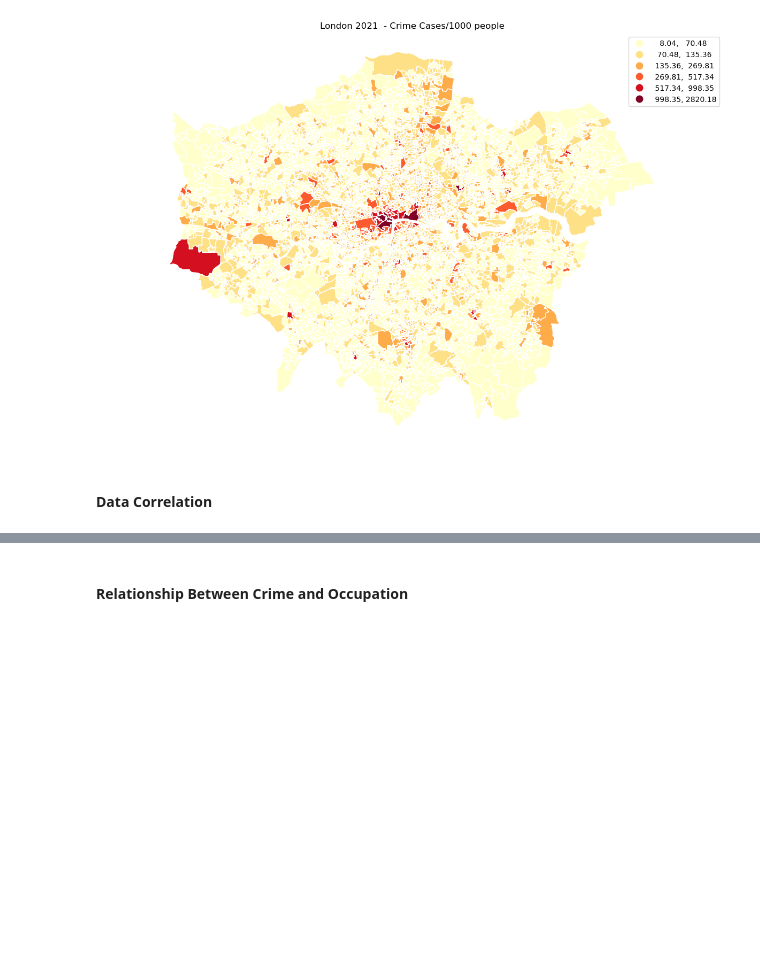
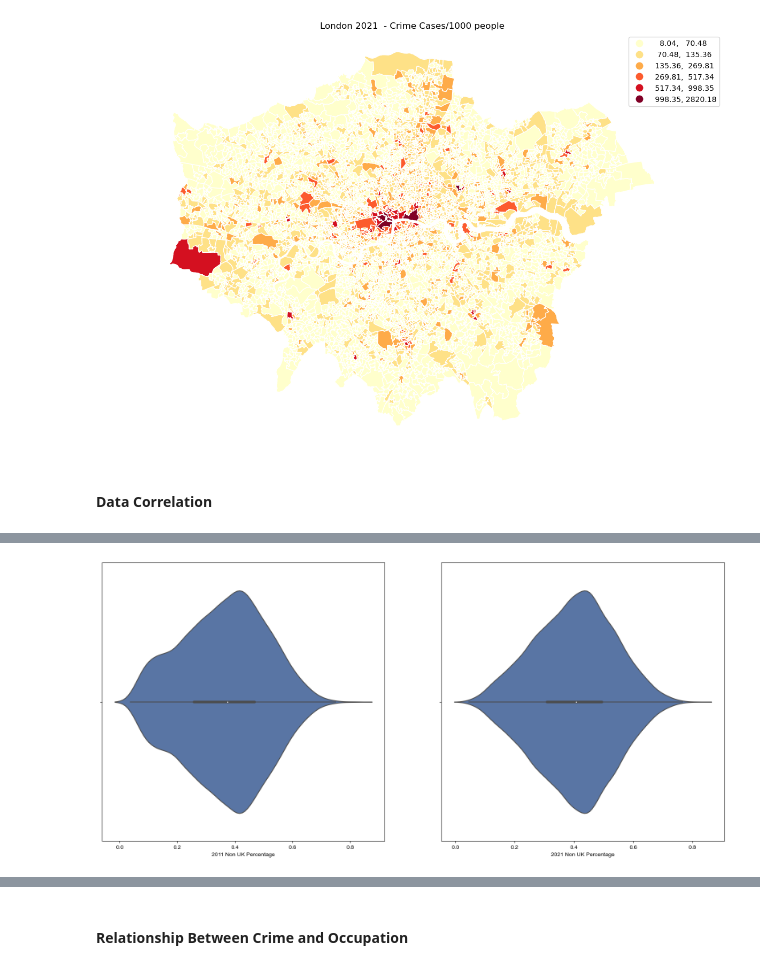
Before and after one commit to Saadsiddiqui100/Data-Analytics-Project, a Jupyter notebook: NCG613a_Project1.ipynb, the cells around one changed output, grey strips where cells are left out. Cells and saved outputs as stored; diff of their text form; code cells hidden in the pictures; blank space fills up the shorter version.

```diff
--- a/NCG613a_Project1.ipynb
+++ b/NCG613a_Project1.ipynb
@@ -692,24 +714,36 @@ Also, look at weighted population formula to get agreement i.e. CrimeMap_2011['2
 # %%
 pd.set_option('display.width', 600)
-print("Number of LSOAs for analysis:" + str(len(CrimeMap_2011)))
+print("Number of LSOAs for analysis:" + str(len(CrimeMap_2011))) # 2022 have the same number as we do comparisons between the 2
 
+# Find mean, count and number of null values for each dataset
+
+yearnum = int()
+
+for n in [POB_2011, POB_2021]:
+    data_name = [name for name, obj in locals().items() if obj is n][0]
+    n['Non UK Percentage'] = pd.Series(n['Non UK Percentage'])
+    #Get summary statistics
+    #%8.2f
+    fivenum_summary = np.percentile(n['Non UK Percentage'].astype(float).dropna(), [0, 25, 50, 75, 100])
+    print("{} statistics:".format(data_name) + " Min:{}".format(round(fivenum_summary[0],3)) + ", Q1:{} ".format(round(fivenum_summary[1],3)) + ", Median:{}".format(round(fivenum_summary[2],3))  + ", Q3:{}".format(round(fivenum_summary[3],3)) + ", Max:{}".format(round(fivenum_summary[4],3)))
+    print("Mean Non UK population {} ".format(data_name) + " is "+  str(n['All Usual residents'].mean()))
+    print("Mean Non UK population percentage for {} ".format(data_name) + " is "+  str(n['Non UK Percentage'].mean()))
+    print("Variance Non UK population percentage for {} ".format(data_name) + " is "+  str(n['Non UK Percentage'].var()))
+    print("Number of null population percentage values for {} ".format(data_name) + " is "+  str(n['Non UK Percentage'].isnull().sum()))
+    print("Count of LSOAs with population percentage values  for {} ".format(data_name) + " is "+  str(n['Non UK Percentage'].count()))
 
 
 CrimeMap_2011_corr = round(CrimeMap_2011['2011 Crime/1000 people'].corr(CrimeMap_2011['2011 Non UK Percentage']),3)
 
-CrimeMap_2011['2011 Weighted Pop Crime Rate'] = CrimeMap_2011['2011 Crime/1000 people'] * (CrimeMap_2011['2011 Non UK Percentage'] * CrimeMap_2011['2011 Population'])
-
 print("Correlation between crime rate and 2011 non-UK population is:{}".format(CrimeMap_2011_corr))
 
-
 #Setting inf and null as 0. These were due to missing data
-CrimeMap_2011_sorted_df = pd.DataFrame(CrimeMap_2011[['2011 Crime/1000 people','2011 Non UK Percentage', '2011 Weighted Pop Crime Rate','2011 Population', 'LSOA Code','LSOA21NM']])
+CrimeMap_2011_sorted_df = pd.DataFrame(CrimeMap_2011[['2011 Crime/1000 people','2011 Non UK Percentage', '2011 Population', 'LSOA Code','LSOA21NM']])
 CrimeMap_2011_sorted_df=CrimeMap_2011_sorted_df.replace([np.inf, np.NAN],0)
 
 #sorting by 2011 Non UK Percentage is descending order in order to create a new column ('Non UK Population Rank') which ranks the LSOA by non-UK population percentage for later analysis
 CrimeMap_2011_sorted_df = CrimeMap_2011_sorted_df.sort_values(by='2011 Non UK Percentage',ascending=False )
 CrimeMap_2011_sorted_df['Non UK Population Rank'] = range(1,len(CrimeMap_2011_sorted_df)+1)
-
 
 ##excluding 0s as we marked inf\nulls as 0.
 CrimeMap_2011_sorted_df_filtered = CrimeMap_2011_sorted_df[CrimeMap_2011_sorted_df['2011 Crime/1000 people'] > 0]
@@ -727,13 +761,70 @@ print(CrimeMap_2011_sorted_df_filtered.head(10))
 print("LSOAs with lowest crime rate in 2011:")
 print(CrimeMap_2011_sorted_df_filtered.tail(10))
 
-CrimeMap_2011_sorted_df = CrimeMap_2011_sorted_df.sort_values(by='2011 Weighted Pop Crime Rate',ascending=False )
-CrimeMap_2011_sorted_df_filtered = CrimeMap_2011_sorted_df[CrimeMap_2011_sorted_df['2011 Weighted Pop Crime Rate'] > 0]
+CrimeMap_2021_corr = round(CrimeMap_2021['2021 Crime/1000 people'].corr(CrimeMap_2021['2021 Non UK Percentage']),3)
 
-print("LSOAs with highest crime rate in 2011 weighted by non UK Population:")
-print(CrimeMap_2011_sorted_df_filtered.head(10))
+print("Correlation between crime rate and 2021 non-UK population is:{}".format(CrimeMap_2021_corr))
 
-print("LSOAs with lowest crime rate in 2011 weighted by non UK Population:")
-print(CrimeMap_2011_sorted_df_filtered.tail(10))
+
+#Setting inf and null as 0. These were due to missing data
+CrimeMap_2021_sorted_df = pd.DataFrame(CrimeMap_2021[['2021 Crime/1000 people','2021 Non UK Percentage','2021 Population', 'LSOA Code','LSOA21NM']])
+CrimeMap_2021_sorted_df=CrimeMap_2021_sorted_df.replace([np.inf, np.NAN],0)
+
+#sorting by 2021 Non UK Percentage is descending order in order to create a new column ('Non UK Population Rank') which ranks the LSOA by non-UK population percentage for later analysis
+CrimeMap_2021_sorted_df = CrimeMap_2021_sorted_df.sort_values(by='2021 Non UK Percentage',ascending=False )
+CrimeMap_2021_sorted_df['Non UK Population Rank'] = range(1,len(CrimeMap_2021_sorted_df)+1)
+
+##excluding 0s as we marked inf\nulls as 0.
+CrimeMap_2021_sorted_df_filtered = CrimeMap_2021_sorted_df[CrimeMap_2021_sorted_df['2021 Crime/1000 people'] > 0]
+CrimeMap_2021_sorted_df = CrimeMap_2021_sorted_df.sort_values(by='2021 Crime/1000 people',ascending=False )
+CrimeMap_2021_sorted_df['Crime Rank'] = range(1,len(CrimeMap_2021_sorted_df)+1)
+CrimeMap_2021_sorted_df_filtered = CrimeMap_2021_sorted_df[CrimeMap_2021_sorted_df['2021 Crime/1000 people'] > 0]
+
+
+CrimeMap_2021_sorted_df = CrimeMap_2021_sorted_df.sort_values(by='2021 Crime/1000 people',ascending=False )
+CrimeMap_2021_sorted_df_filtered = CrimeMap_2021_sorted_df[CrimeMap_2021_sorted_df['2021 Crime/1000 people'] > 0]
+
+print("LSOAs with highest crime rate in 2021:")
+print(CrimeMap_2021_sorted_df_filtered.head(10))
+
+print("LSOAs with lowest crime rate in 2021:")
+print(CrimeMap_2021_sorted_df_filtered.tail(10))
+
+##Violin plot showing percentage of non-UK birth population 2011 and 2021
+f, axs = plt.subplots(1,2, figsize=(20, 9))
+seaborn.set_theme(style="whitegrid")
+bx_2011 = seaborn.violinplot(x=CrimeMap_2011_sorted_df_filtered['2011 Non UK Percentage'],ax=axs[0])
+bx_2021 = seaborn.violinplot(x=CrimeMap_2021_sorted_df_filtered['2021 Non UK Percentage'],ax=axs[1])
+
+
+#Creating FisherJenks classification scheme plots showing the Non-UK birth rates & crime rates per LSOA, for 2011 and 2021
+f, axs = plt.subplots(2,2, figsize=(24, 16))
+ax1, ax2, ax3, ax4 = axs[0,0],axs[0,1],axs[1,0],axs[1,1]
+
+CrimeMap_2011.plot(ax=ax1,column='2011 Non UK Percentage', legend=True, cmap='viridis', scheme='FisherJenks', k=6, edgecolor='white',linewidth=0.1, alpha=0.75)
+ax1.set_axis_off()
+ax1.set_aspect('equal')
+ax1.set_title('London 2011 - Non UK birth percentage (FisherJenks)')
+#plt.axis('equal')
+
+CrimeMap_2011.plot( ax=ax2,column='2011 Crime/1000 people', legend=True, cmap='viridis', scheme='FisherJenks', k=6, edgecolor='white',linewidth=0.1, alpha=0.75)
+ax2.set_axis_off()
+ax2.set_aspect('equal')
+ax2.set_title('London 2011  - Crime Cases/1000 people (FisherJenks)')
+#plt.axis('equal')
+#plt.show()
+
+CrimeMap_2021.plot(ax=ax3,column='2021 Non UK Percentage', legend=True, cmap='viridis', scheme='FisherJenks', k=6, edgecolor='white',linewidth=0.1, alpha=0.75)
+ax3.set_axis_off()
+ax3.set_aspect('equal')
+ax3.set_title('London 2021 - Non UK birth percentage (FisherJenks)')
+
+CrimeMap_2021.plot( ax=ax4,column='2021 Crime/1000 people', legend=True, cmap='viridis', scheme='FisherJenks', k=6, edgecolor='white',linewidth=0.1, alpha=0.75)
+ax4.set_axis_off()
+ax4.set_aspect('equal')
+ax4.set_title('London 2021  - Crime Cases/1000 people (FisherJenks)')
+
+plt.subplots_adjust(wspace=0.1)
+plt.show()
 # %% [output]
 Number of LSOAs for analysis:4994
@@ -755,0 +847 @@ LSOAs with highest crime rate in 2011:
+[figure, added]
```
Also changed, not shown: parts of 11 cells of this notebook.
